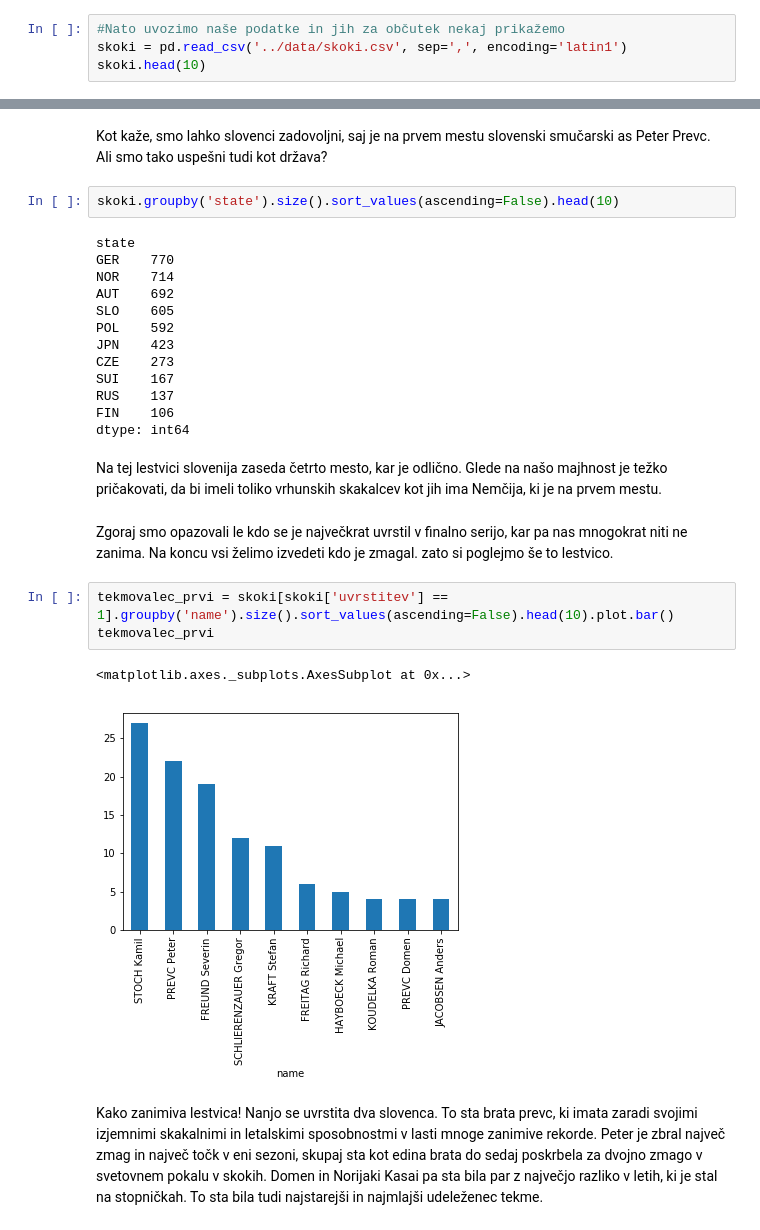
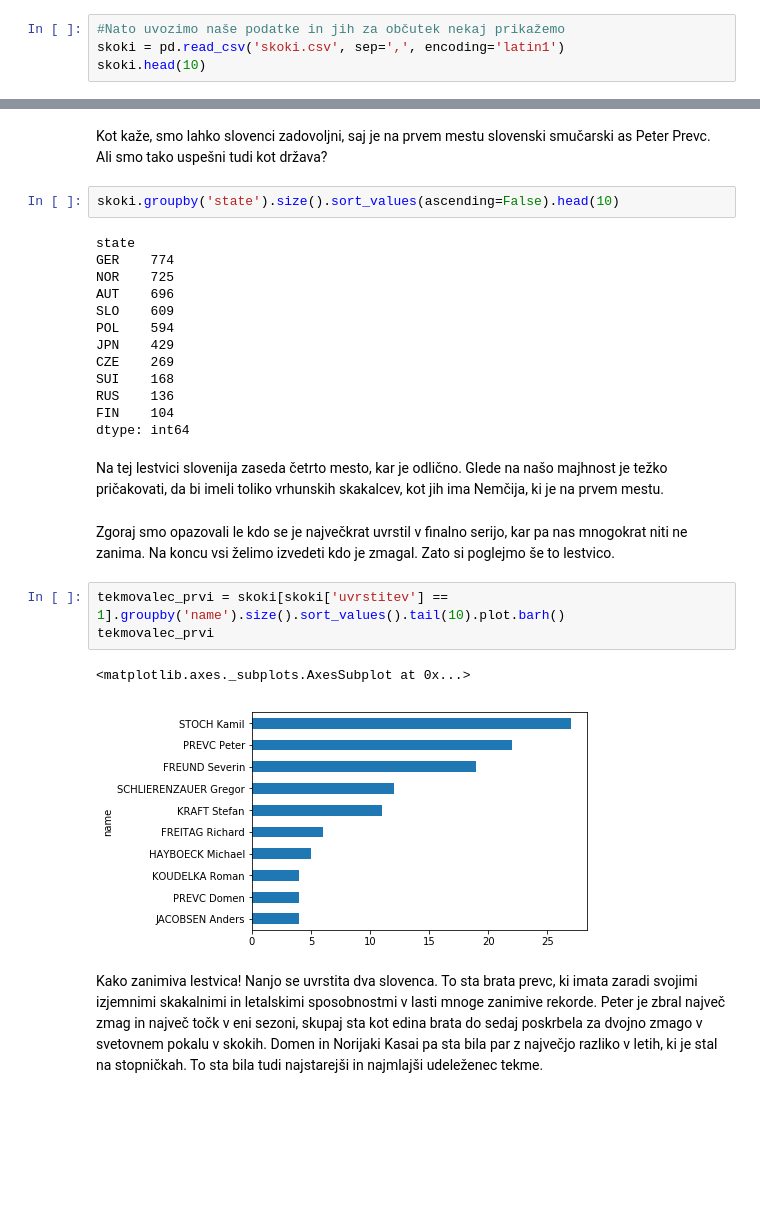
Before and after one commit to GornikT11/Ski_jumping, a Jupyter notebook: Programiranje_1/Ski_jumping/jumping.ipynb, the cells around one changed output, grey strips where cells are left out. Cells and saved outputs as stored; diff of their text form; blank space fills up the shorter version.

```diff
--- a/Programiranje_1/Ski_jumping/jumping.ipynb
+++ b/Programiranje_1/Ski_jumping/jumping.ipynb
@@ -12,7 +12,7 @@ from matplotlib import pyplot as plt
 %matplotlib inline
 # %%
 #Nato uvozimo naše podatke in jih za občutek nekaj prikažemo
-skoki = pd.read_csv('../data/skoki.csv', sep=',', encoding='latin1')
+skoki = pd.read_csv('skoki.csv', sep=',', encoding='latin1')
 skoki.head(10)
 # %% [output]
 |  | uvrstitev | startna_st | name | state | velocity_1 | distance_1 | SLO_1 | GER_1 | AUT_1 | POL_1 | ... |
@@ -85,28 +85,28 @@ Ali smo tako uspešni tudi kot država?
 skoki.groupby('state').size().sort_values(ascending=False).head(10)
 # %% [output]
 state
-GER    770
-NOR    714
-AUT    692
-SLO    605
-POL    592
-JPN    423
-CZE    273
-SUI    167
-RUS    137
-FIN    106
+GER    774
+NOR    725
+AUT    696
+SLO    609
+POL    594
+JPN    429
+CZE    269
+SUI    168
+RUS    136
+FIN    104
 dtype: int64
 # %% [markdown]
 Na tej lestvici slovenija zaseda četrto mesto, kar je odlično.
-Glede na našo majhnost je težko pričakovati, da bi imeli toliko vrhunskih skakalcev kot jih ima Nemčija, ki je na prvem mestu.
+Glede na našo majhnost je težko pričakovati, da bi imeli toliko vrhunskih skakalcev, kot jih ima Nemčija, ki je na prvem mestu.
 # %% [markdown]
-Zgoraj smo opazovali le kdo se je največkrat uvrstil v finalno serijo, kar pa nas mnogokrat niti ne zanima. Na koncu vsi želimo izvedeti kdo je zmagal. zato si poglejmo še to lestvico.
+Zgoraj smo opazovali le kdo se je največkrat uvrstil v finalno serijo, kar pa nas mnogokrat niti ne zanima. Na koncu vsi želimo izvedeti kdo je zmagal. Zato si poglejmo še to lestvico.
 # %%
-tekmovalec_prvi = skoki[skoki['uvrstitev'] == 1].groupby('name').size().sort_values(ascending=False).head(10).plot.bar()
+tekmovalec_prvi = skoki[skoki['uvrstitev'] == 1].groupby('name').size().sort_values().tail(10).plot.barh()
 tekmovalec_prvi
 # %% [output]
 <matplotlib.axes._subplots.AxesSubplot at 0x...>
-[figure, old version]
+[figure, new version]
 # %% [markdown]
 Kako zanimiva lestvica! Nanjo se uvrstita dva slovenca. To sta brata prevc, ki imata zaradi svojimi izjemnimi skakalnimi in letalskimi sposobnostmi v lasti mnoge zanimive rekorde. Peter je zbral največ zmag in največ točk v eni sezoni, skupaj sta kot edina brata do sedaj poskrbela za dvojno zmago v svetovnem pokalu v skokih. Domen in Norijaki Kasai pa sta bila par z največjo razliko v letih, ki je stal na stopničkah. To sta bila tudi najstarejši in najmlajši udeleženec tekme.
 # %%
```
Also changed, not shown: parts of 22 cells of this notebook.
